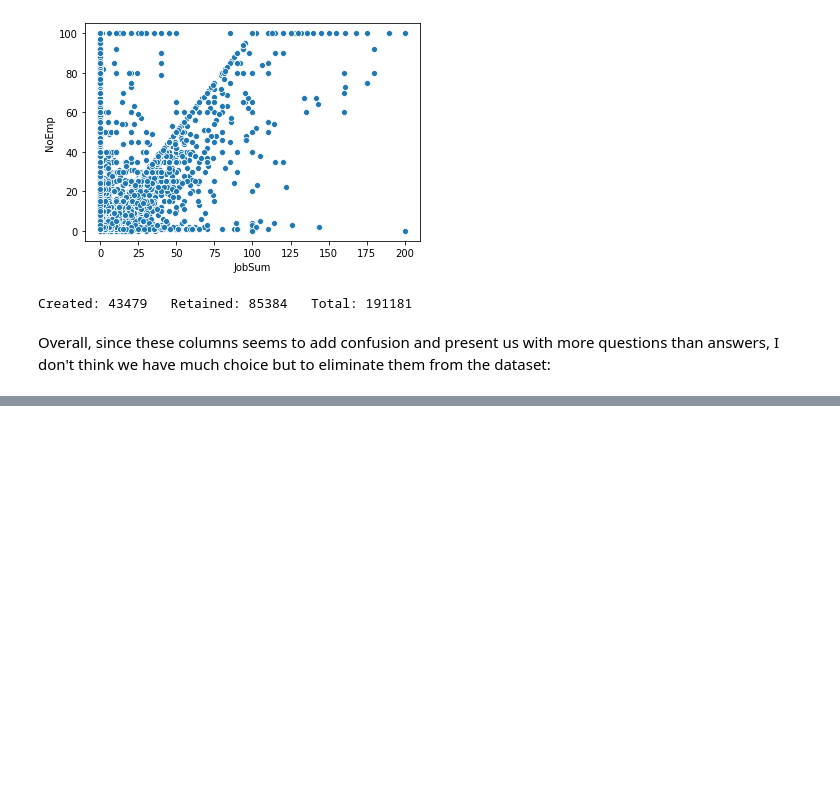
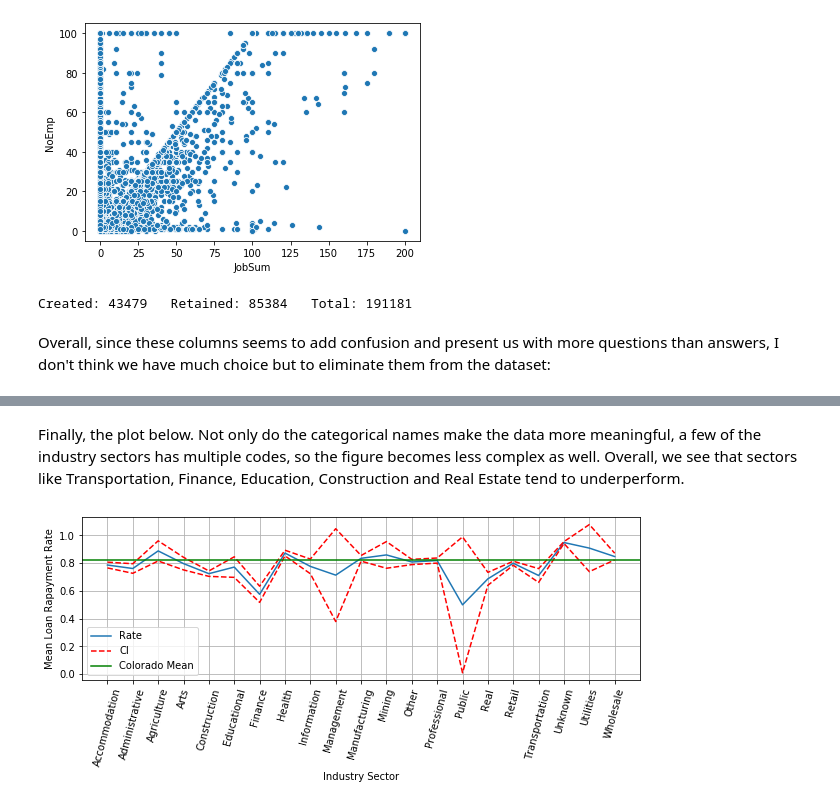
Before and after one commit to david-olivero/Loans-In-Colorado, a Jupyter notebook: LIC_EDA_Plus_More_Wrangling.ipynb, the cells around one changed output, grey strips where cells are left out. Drawn from its saved outputs; the diff is of its cells as text; code cells hidden in the pictures; blank space fills up the shorter version.

```diff
--- a/LIC_EDA_Plus_More_Wrangling.ipynb
+++ b/LIC_EDA_Plus_More_Wrangling.ipynb
@@ -566,0 +750,3 @@ memory usage: 3.1+ MB
+# %%
+Industry.Code = pd.to_numeric(Industry.Code)
+Industry.info()
@@ -566,0 +790,7 @@ memory usage: 3.1+ MB
+# %%
+# We can now merge this dataframe to our dataset and drop the NAICS and Code columns;
+df = pd.merge(df, Industry, how='left', on='Code')
+
+df = df.drop(columns = ['NAICS', 'Code'])
+
+df.head().T
@@ -566,0 +815,18 @@ memory usage: 3.1+ MB
+# %%
+# Now let's repeat the above comparison of loan repayment rates with labeled industries;
+
+Codes = pd.DataFrame(df.groupby(['Industry','MIS_Status']).count()['Term'])
+Codes = Codes.reset_index()
+
+# This needs to be "unmelted" (i.e., split out MIS_Status column) and then we can get the loan payment rate.
+
+Codes = Codes.pivot(index = 'Industry', columns='MIS_Status', values='Term')
+
+Codes['PIF_Rate'] = Codes['P I F'] / (Codes['P I F'] + Codes['CHGOFF'])
+
+# We can also calculate the 95% Confidence Interval for the proportion, based on sample size:
+
+Codes['LowCI'] = Codes['PIF_Rate'] - 1.96 * np.sqrt(Codes['PIF_Rate']*(1-Codes['PIF_Rate'])/(Codes['CHGOFF']+Codes['P I F']))
+Codes['UppCI'] = Codes['PIF_Rate'] + 1.96 * np.sqrt(Codes['PIF_Rate']*(1-Codes['PIF_Rate'])/(Codes['CHGOFF']+Codes['P I F']))
+
+Codes.sort_values('PIF_Rate',ascending=False)
@@ -566,0 +852,17 @@ memory usage: 3.1+ MB
+# %% [markdown]
+Finally, the plot below. Not only do the categorical names make the data more meaningful, a few of the industry sectors has multiple codes, so the figure becomes less complex as well. Overall, we see that sectors like Transportation, Finance, Education, Construction and Real Estate tend to underperform.
+# %%
+plt.figure(figsize=(10,3))
+plt.plot(Codes.index, Codes.PIF_Rate, label='Rate')
+plt.plot(Codes.index, Codes.LowCI, color='red', ls='--', label='CI')
+plt.plot(Codes.index, Codes.UppCI, color='red', ls='--')
+plt.axhline(meanrate, color='green', label='Colorado Mean')
+plt.xlabel('Industry Sector')
+plt.xticks(rotation=75)
+plt.ylabel('Mean Loan Rapayment Rate')
+plt.legend()
+
+plt.grid()
+plt.show()
+# %% [output]
+[figure, added]
```
Also changed, not shown: parts of 55 cells of this notebook, 1 other file.
